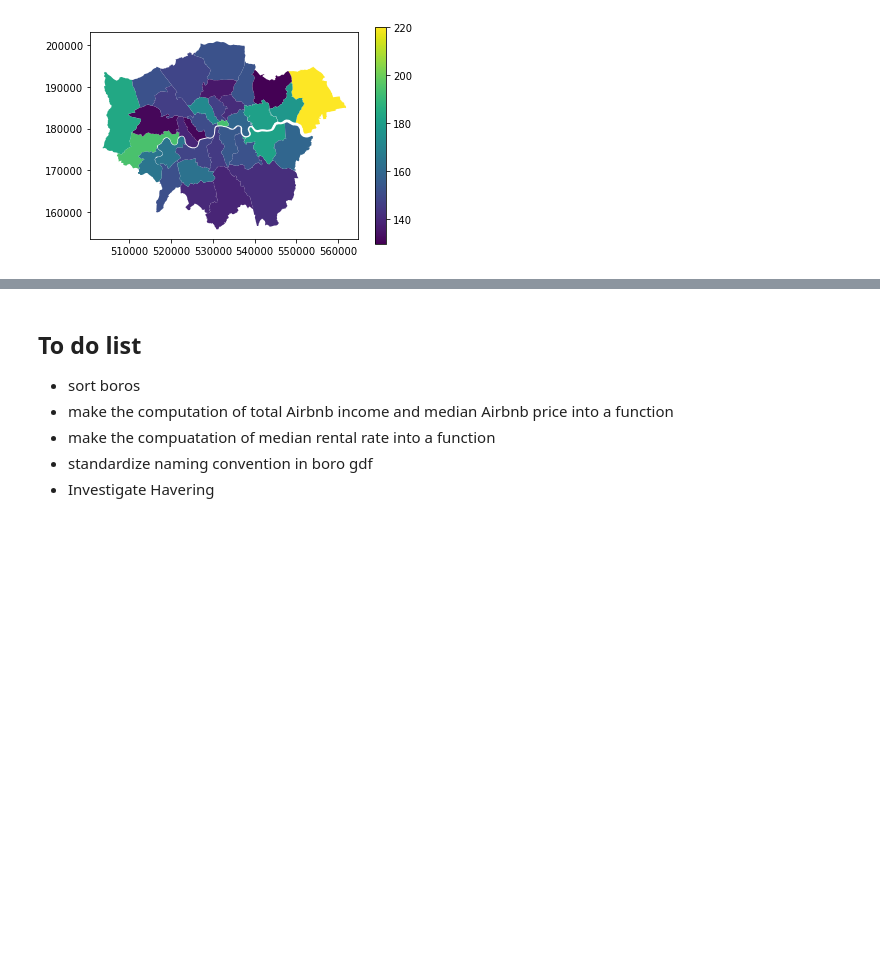
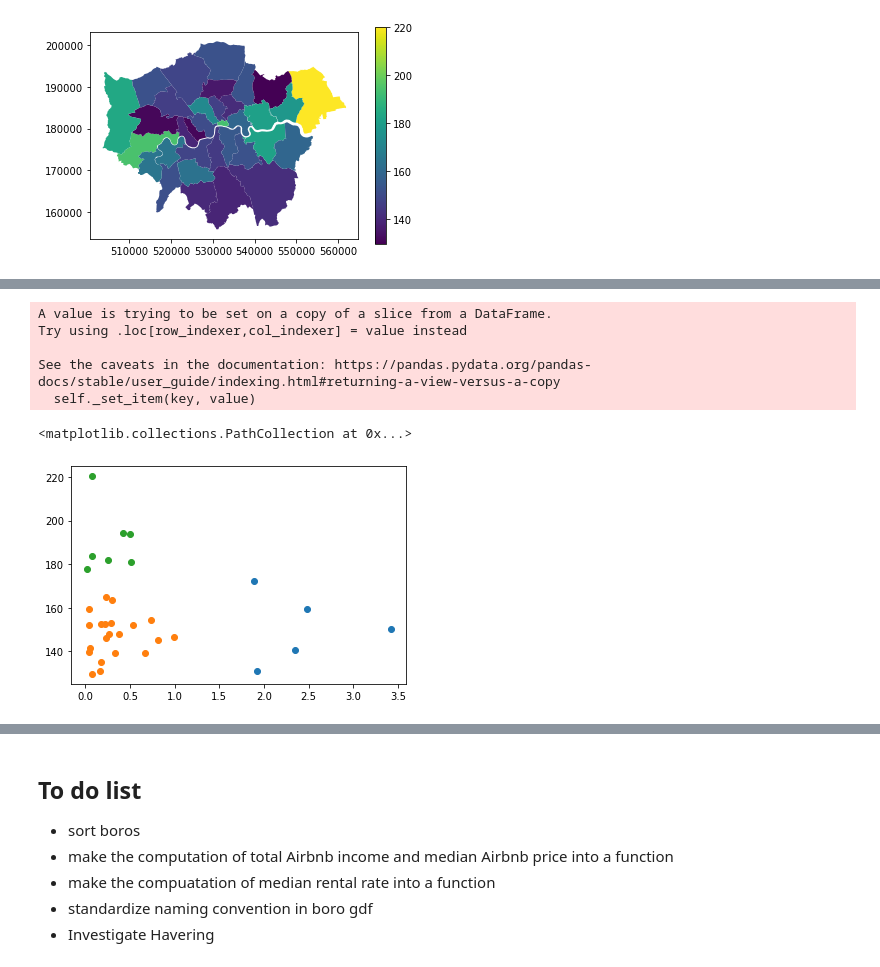
Before and after one commit to ngliangwei15/CASA0013-Assignment3, a Jupyter notebook: Analysis.ipynb, the cells around one changed output, grey strips where cells are left out. Saved outputs shown, nothing was run; the diff lists cells and outputs as text; code cells hidden in the pictures; blank space fills up the shorter version.

```diff
--- a/Analysis.ipynb
+++ b/Analysis.ipynb
@@ -336,0 +377,33 @@ boros.plot(column = 'prop_price', legend = True)
+# %%
+# Proceed with clustering with 3 clusters
+
+# This line sets the number of clusters you want to find:
+num_clusters = 3
+
+# This line performs the k-means clustering:
+kmeans_output = sklc.KMeans(n_clusters=num_clusters, n_init=100, random_state=42).fit(data_slice)
+
+# This line creates a list giving the final cluster number of each point:
+clustering_ids_kmeans = kmeans_output.labels_
+
+# These lines add the cluster IDs to the original data and save the data with these added cluster IDs.
+cluster["Cluster"] = clustering_ids_kmeans
+# %% [output]
+A value is trying to be set on a copy of a slice from a DataFrame.
+Try using .loc[row_indexer,col_indexer] = value instead
+
+See the caveats in the documentation: https://pandas.pydata.org/pandas-docs/stable/user_guide/indexing.html#returning-a-view-versus-a-copy
+  self._set_item(key, value)
+# %%
+cluster0 = cluster[cluster.Cluster == 0]
+cluster1 = cluster[cluster.Cluster == 1]
+cluster2 = cluster[cluster.Cluster == 2]
+
+plt.scatter(cluster0.prop_airbnb, cluster0.prop_price)
+plt.scatter(cluster1.prop_airbnb, cluster1.prop_price)
+plt.scatter(cluster2.prop_airbnb, cluster2.prop_price)
+
+#plt.show()
+# %% [output]
+<matplotlib.collections.PathCollection at 0x...>
+[figure, added]
```
Also changed, not shown: parts of 9 cells of this notebook.
